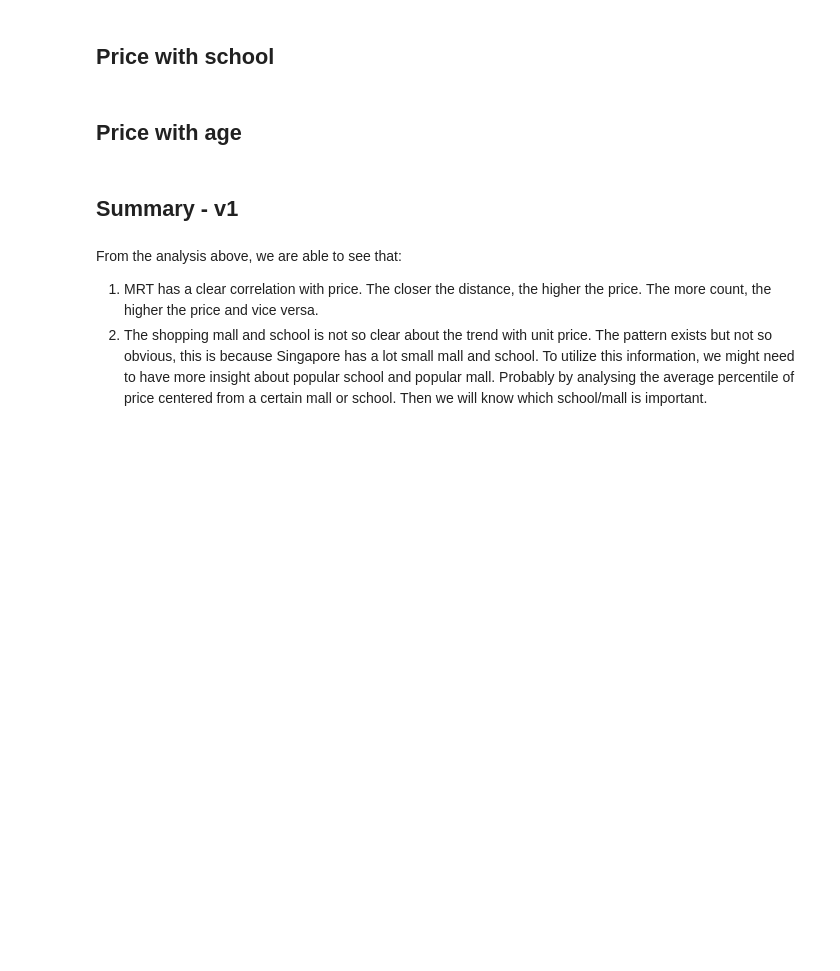
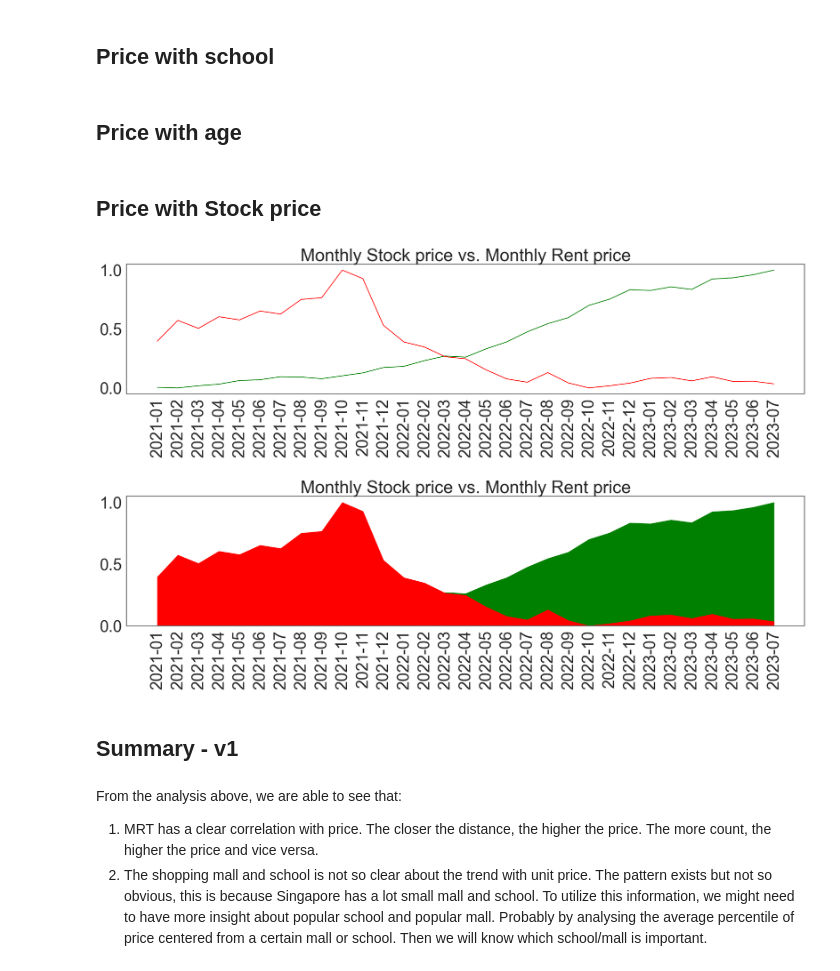
Before and after one commit to Lingy12/cs5228, a Jupyter notebook: 2_trend_analysis.ipynb, the cells around one changed output. Cells and saved outputs as stored; diff of their text form; code cells hidden in the pictures; blank space fills up the shorter version.

Commit message:
add  trend and corr for stock

```diff
--- a/2_trend_analysis.ipynb
+++ b/2_trend_analysis.ipynb
@@ -27,8 +25,8 @@ DATA_DIR = './data'
 train = os.path.join(DATA_DIR, 'train.csv')
 test = os.path.join(DATA_DIR, 'test.csv')
 
-train_final = os.path.join(DATA_DIR, 'train_with_mrt_mall_school.csv')
-test_final = os.path.join(DATA_DIR, 'test_with_mrt_mall_school.csv')
+train_final = os.path.join(DATA_DIR, 'train_with_mrt_mall_school_stock.csv')
+test_final = os.path.join(DATA_DIR, 'test_with_mrt_mall_school_stock.csv')
 train_final_df, test_final_df = pd.read_csv(train_final), pd.read_csv(test_final)
 train_df, test_df = pd.read_csv(train), pd.read_csv(test)
 
@@ -106,6 +104,32 @@ plot_psqm_trend(train_df_cleaned_final, 'school_count_bin')
 train_df_cleaned_final['age_year'] = train_df_cleaned_final['age'] / 360
 train_df_cleaned_final['age_bin'] = bin_values(train_df_cleaned_final['age_year'], step_size=5, right_bound=30, transformation_function=lambda x: 1.5*x)
 plot_psqm_trend(train_df_cleaned_final, 'age_bin')
+# %% [markdown]
+## Price with Stock price
+# %%
+import matplotlib.pyplot as plt
+from sklearn.preprocessing import MinMaxScaler
+scale = preprocessing.MinMaxScaler()
+plt.figure().set_figwidth(25)
+monthly_prices = train_df_cleaned_final.groupby('rent_approval_date').mean(numeric_only=True).reset_index()
+monthly_prices_normalize = monthly_prices[["rent_approval_date","monthly_rent", "stock_price"]]
+scaler = preprocessing.MinMaxScaler()
+monthly_prices_normalize.iloc[:,1:] = scaler.fit_transform(monthly_prices_normalize.iloc[:,1:].to_numpy())
+# print(monthly_prices_2)
+plt.plot(monthly_prices_normalize['rent_approval_date'], monthly_prices_normalize['monthly_rent'], color='green')
+plt.plot(monthly_prices_normalize['rent_approval_date'], monthly_prices_normalize['stock_price'], color='red')
+plt.xticks(rotation=90)
+plt.title("Monthly Stock price vs. Monthly Rent price")
+plt.show()
+plt.figure().set_figwidth(25)
+plt.stackplot(monthly_prices_normalize['rent_approval_date'], monthly_prices_normalize['monthly_rent'], color='green')
+plt.stackplot(monthly_prices_normalize['rent_approval_date'], monthly_prices_normalize['stock_price'], color='red')
+plt.xticks(rotation=90)
+plt.title("Monthly Stock price vs. Monthly Rent price")
+plt.show()
+# %% [output]
+[figure, added]
+[figure, added]
 # %% [markdown]
 ## Summary - v1
 # %% [markdown]
```
Also changed, not shown: parts of 1 cell of this notebook, 1 other file.
